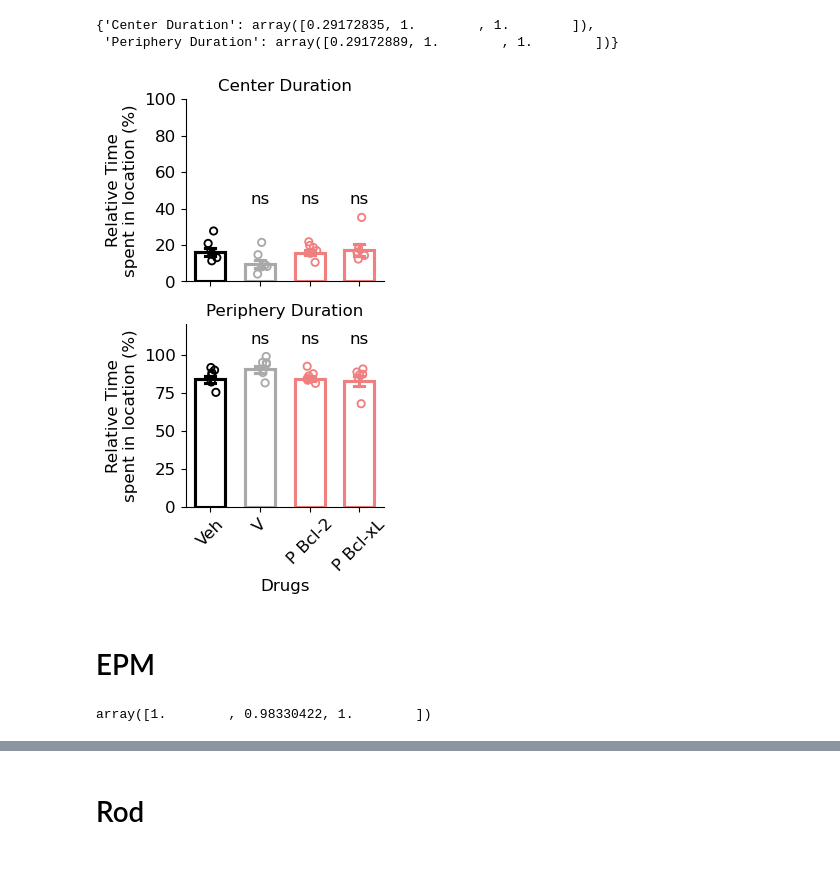
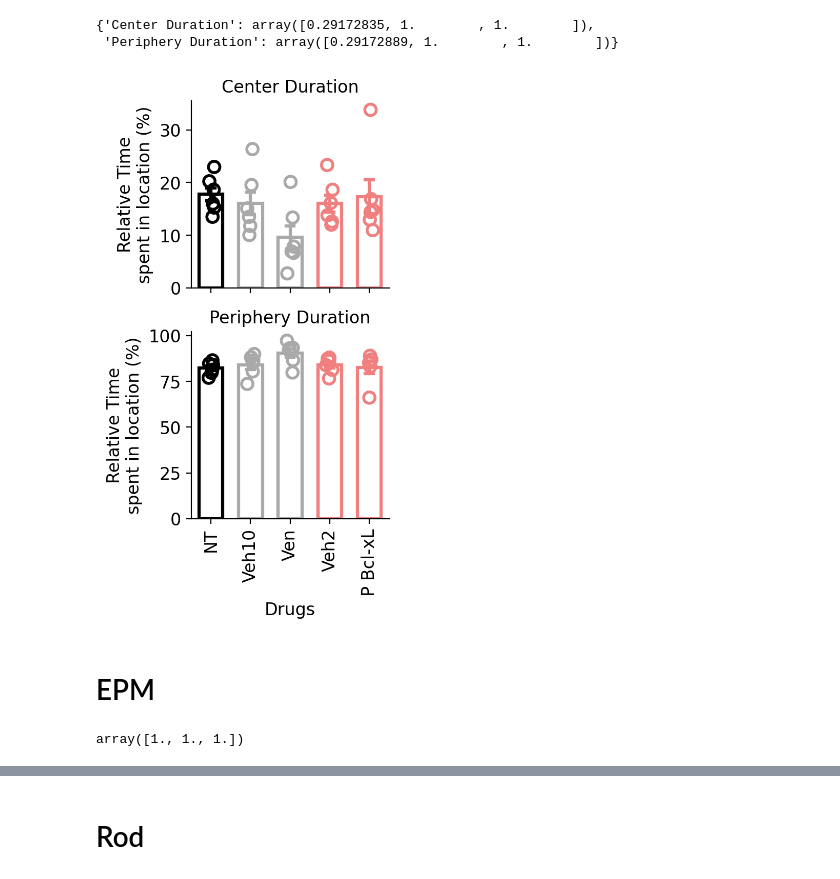
Before and after one commit to PrachTecha/Hadjab_iPain, a Jupyter notebook: IMG_BH_Blood/Notebook/03_BH2.ipynb, the cells around one changed output, grey strips where cells are left out. Drawn from its saved outputs; the diff is of its cells as text; code cells hidden in the pictures.

```diff
--- a/IMG_BH_Blood/Notebook/03_BH2.ipynb
+++ b/IMG_BH_Blood/Notebook/03_BH2.ipynb
@@ -2,11 +2,19 @@
 import numpy as np
 import pandas as pd
 import seaborn as sns
+import matplotlib as mpl
 import matplotlib.pyplot as plt
 from scipy import stats
+
+mpl.rcParams['pdf.fonttype'] = 42
+%config InlineBackend.figure_format = 'retina'
 # %%
-cmap = {'Vehicle': '#000000',
- 'ABT-263': '#a9a9a9',
- 'Venetoclax': '#a9a9a9',
- 'Protac bcl2': '#f08080',
- 'Protac bclxl': '#f08080'}
+cmap = {
+    'Control': '#000000',
+    'Vehicle2': '#f08080',
+    'Vehicle10': '#a9a9a9',
+    'ABT-263': '#a9a9a9',
+    'Venetoclax': '#a9a9a9',
+    'Protac bcl2': '#f08080',
+    'Protac bclxl': '#f08080'
+    }
@@ -16,8 +28,8 @@ cmap = {'Vehicle': '#000000',
 oft = pd.read_excel('../data/bh_format.xlsx', sheet_name='oft')
 # %%
 oft_long = oft.melt(id_vars=['id','Drug','Sex','aka'], value_vars=['Distance Total cm', 'Periphery Duration %', 'Center Duration %'])
-oft_long.aka = oft_long.aka.astype('category').cat.reorder_categories(['Vehicle','Drug1','Drug2','Drug3'])
-oft_long.Drug = oft_long.Drug.astype('category').cat.reorder_categories(['Vehicle','Venetoclax','Protac bcl2','Protac bclxl'])
+# oft_long.aka = oft_long.aka.astype('category').cat.reorder_categories(['Vehicle','Drug1','Drug2','Drug3'])
+oft_long.Drug = oft_long.Drug.astype('category').cat.reorder_categories(['Control','Vehicle10','Venetoclax','Vehicle2','Protac bcl2','Protac bclxl'])
 # %%
 oft_dis = oft_long[oft_long.variable.str.startswith('Distance')].reset_index(drop=True)
 oft_per = oft_long[~oft_long.variable.str.startswith('Distance')].reset_index(drop=True)
@@ -91,27 +101,32 @@ ttest
 # %% [output]
 {'Center Duration': array([0.29172835, 1.        , 1.        ]),
  'Periphery Duration': array([0.29172889, 1.        , 1.        ])}
+# %%
+oft_per = oft_per[oft_per.Drug != 'Protac bcl2'].copy()
+oft_per.Drug = oft_per.Drug.cat.remove_unused_categories()
 # %%
 g = sns.catplot(
     oft_per, kind="bar", fill=False, errorbar=('ci', 68), capsize=0.2,
     x="Drug" ,y="value", hue="Drug", row="variable", width=0.6,
     height=2.5, aspect=1.2, legend=False, sharey=False, palette=cmap)
 g.map_dataframe(sns.stripplot, x="Drug", y="value", hue='Drug', zorder=1, dodge=False, palette=cmap, marker="$\circ$", edgecolor="face", s=10)
 g.tight_layout()
 g.tick_params(labelsize=12)
 g.set_ylabels('Relative Time\nspent in location (%)', fontsize=12)
 g.set_xlabels('Drugs', fontsize=12)
-g.set_xticklabels(['Veh','V','P Bcl-2','P Bcl-xL'], rotation=45)
+g.set_xticklabels(['NT','Veh10','Ven','Veh2','P Bcl-xL'], rotation=90)
 g.set_titles('{row_name}', size=12)
-for i, ax in enumerate(g.axes.flat):
-    ax.set_ylim(0, 120 if i != 0 else 100)
-    for j in range(len(drug)):
-        ax.text(j+1, 110 if i != 0 else 45, '*' if ttest[oft_per.variable.cat.categories[i]][j] < 0.05 else 'ns', ha='center', va='center', fontsize=12)
+# for i, ax in enumerate(g.axes.flat):
+#     ax.set_ylim(0, 120 if i != 0 else 100)
+#     ax.text(2, 110 if i != 0 else 45, '*' if ttest[oft_per.variable.cat.categories[i]][0] < 0.05 else 'ns', ha='center', va='center', fontsize=12)
+#     ax.text(4, 110 if i != 0 else 45, '*' if ttest[oft_per.variable.cat.categories[i]][-1] < 0.05 else 'ns', ha='center', va='center', fontsize=12)
+    # for j in range(len(drug)):
+    #     ax.text(j+1, 110 if i != 0 else 45, '*' if ttest[oft_per.variable.cat.categories[i]][j] < 0.05 else 'ns', ha='center', va='center', fontsize=12)
 g.axes[1][0].yaxis.get_major_ticks()[-1].label1.set_visible(False)
 g.axes[1][0].yaxis.get_major_ticks()[-1].tick1line.set_visible(False)
 g.savefig('/Users/pax/Library/CloudStorage/OneDrive-KarolinskaInstitutet/BHDrug_plots/bh_oft_percent_loc_new.pdf', bbox_inches='tight', dpi=300)
 # %% [output]
-[figure, old version]
+[figure, new version]
 # %% [markdown]
 # EPM
 # %%
@@ -129,12 +143,16 @@ epm_per.variable = epm_per.variable.astype('category').cat.reorder_categories(['
 from statsmodels.stats.multitest import multipletests
 drug = []
 ttest=[]
-for d in epm_dis.Drug.cat.categories[1:]:
+for d in ['Venetoclax','Protac bcl2','Protac bclxl']:
     drug.append(d)
+    if d.startswith('P'):
+        ctr = 'Vehicle2'
+    else:
+        ctr = 'Vehicle10'
     st, p = stats.ttest_ind(epm_dis[(epm_dis.Drug == d)].value,
-                            epm_dis[(epm_dis.Drug == 'Vehicle')].value)
+                            epm_dis[(epm_dis.Drug == ctr)].value)
     ttest.append(p)
 ttest = multipletests(ttest, alpha=0.05, method='bonferroni')[1]
 ttest
 # %% [output]
-array([1.        , 0.98330422, 1.        ])
+array([1., 1., 1.])
```
Also changed, not shown: parts of 26 cells of this notebook, 5 other files.
